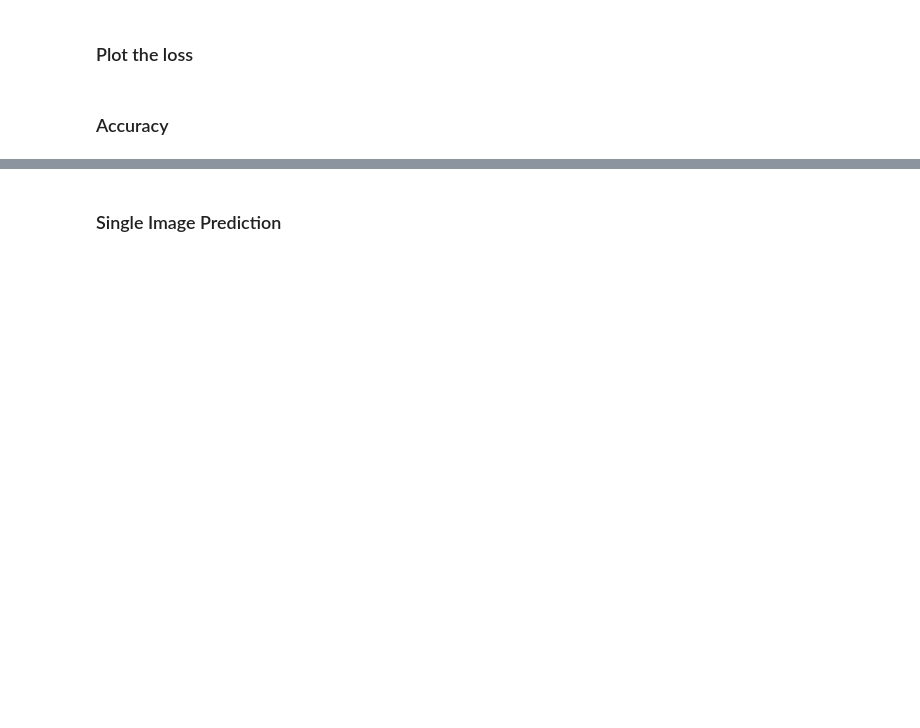
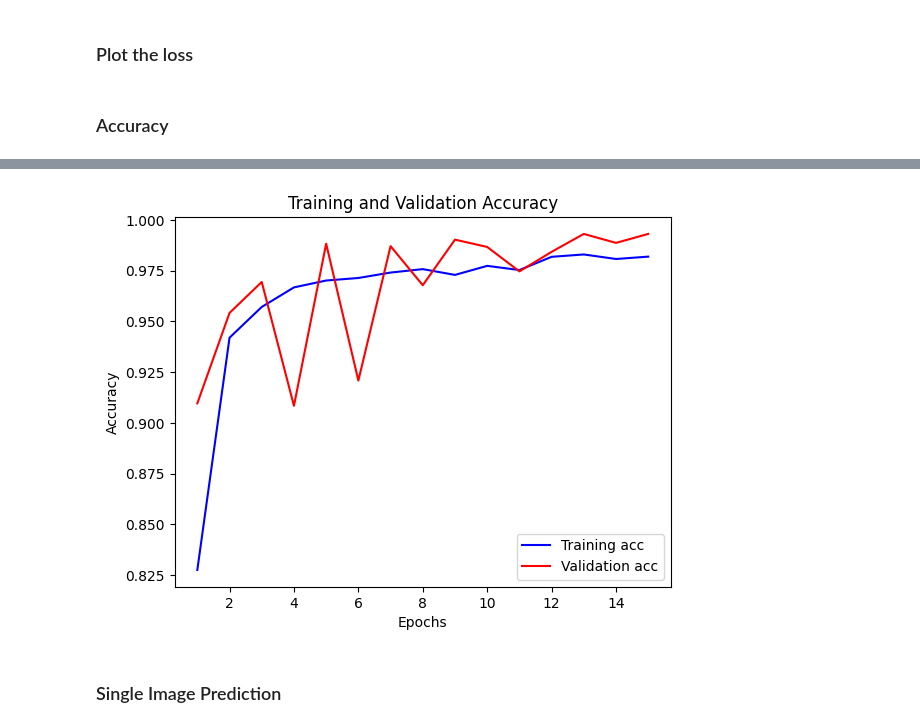
Before and after one commit to ishan04joshi/Minor-Project, a Jupyter notebook: Plant Disease Detection Code (3).ipynb, the cells around one changed output, grey strips where cells are left out. Cells and saved outputs as stored; diff of their text form; code cells hidden in the pictures; blank space fills up the shorter version.

```diff
--- a/Plant Disease Detection Code (3).ipynb
+++ b/Plant Disease Detection Code (3).ipynb
@@ -340,6 +350,19 @@ Train Accuracy : 96.7
 Test Accuracy : 98.9
 Validation Accuracy : 98.7
 [interactive output not drawn]
+# %%
+train_acc = accuracy(train_loader)
+test_acc = accuracy(test_loader)
+validation_acc = accuracy(validation_loader)
+plt.plot(train_acc, test_acc, 'b', label='Training acc')
+plt.plot(train_acc, validation_acc, 'r', label='Validation acc')
+plt.title('Training and Validation Accuracy')
+plt.xlabel('Epochs')
+plt.ylabel('Accuracy')
+plt.legend()
+plt.show()
+# %% [output]
+[figure, added]
 # %% [markdown]
 ### Single Image Prediction
 # %%
```
Also changed, not shown: parts of 13 cells of this notebook, 4 other files.
